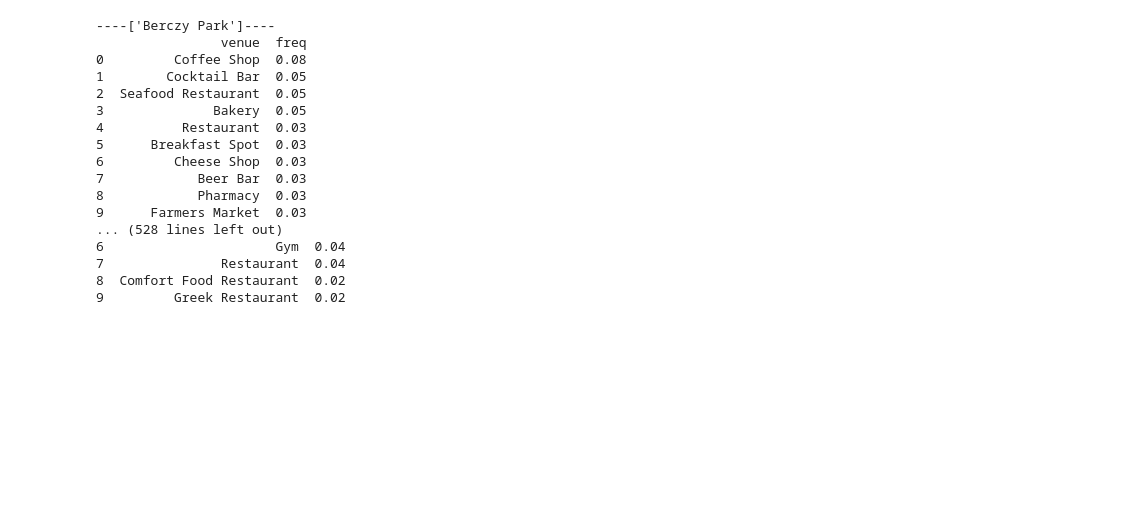
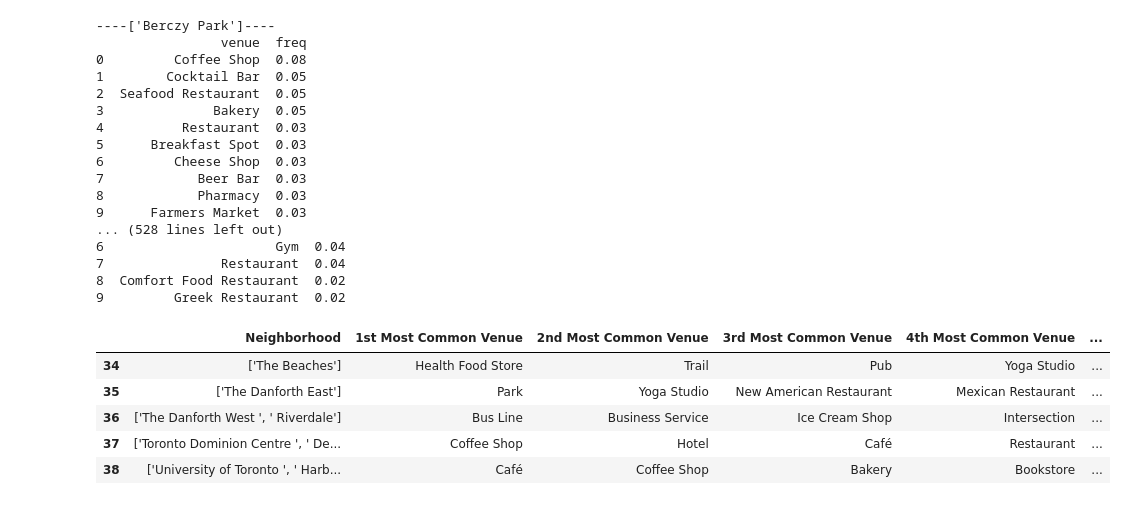
Before and after one commit to Stanley-Chan/Coursera_Capstone, a Jupyter notebook: Segmenting and Clustering Neighborhoods in Toronto.ipynb, the cells around one changed output. Saved outputs shown, nothing was run; the diff lists cells and outputs as text; code cells hidden in the pictures; blank space fills up the shorter version.

Commit message:
Published from Watson Studio.

```diff
--- a/Segmenting and Clustering Neighborhoods in Toronto.ipynb
+++ b/Segmenting and Clustering Neighborhoods in Toronto.ipynb
@@ -427,3 +427,39 @@ for hood in toronto_venues_grouped['Neighborhood']:
 7               Restaurant  0.04
 8  Comfort Food Restaurant  0.02
 9         Greek Restaurant  0.02
+# %%
+#Create Function for most common venues
+def return_most_common_venues(row, num_top_venues):
+    row_categories = row.iloc[1:]
+    row_categories_sorted = row_categories.sort_values(ascending=False)
+
+    return row_categories_sorted.index.values[0:num_top_venues]
+
+
+num_top_venues = 10
+
+indicators = ['st', 'nd', 'rd']
+
+# create columns according to number of top venues
+columns = ['Neighborhood']
+for ind in np.arange(num_top_venues):
+    try:
+        columns.append('{}{} Most Common Venue'.format(ind+1, indicators[ind]))
+    except:
+        columns.append('{}th Most Common Venue'.format(ind+1))
+
+# create a new dataframe
+neighborhoods_venues_sorted = pd.DataFrame(columns=columns)
+neighborhoods_venues_sorted['Neighborhood'] = toronto_venues_grouped['Neighborhood']
+
+for ind in np.arange(toronto_venues_grouped.shape[0]):
+    neighborhoods_venues_sorted.iloc[ind, 1:] = return_most_common_venues(toronto_venues_grouped.iloc[ind, :], num_top_venues)
+
+neighborhoods_venues_sorted.tail()
+# %% [output]
+|  | Neighborhood | 1st Most Common Venue | 2nd Most Common Venue | 3rd Most Common Venue | 4th Most Common Venue | ... |
+| 34 | ['The Beaches'] | Health Food Store | Trail | Pub | Yoga Studio | ... |
+| 35 | ['The Danforth East'] | Park | Yoga Studio | New American Restaurant | Mexican Restaurant | ... |
+| 36 | ['The Danforth West ', ' Riverdale'] | Bus Line | Business Service | Ice Cream Shop | Intersection | ... |
+| 37 | ['Toronto Dominion Centre ', ' De... | Coffee Shop | Hotel | Café | Restaurant | ... |
+| 38 | ['University of Toronto ', ' Harb... | Café | Coffee Shop | Bakery | Bookstore | ... |
```
Also changed, not shown: parts of 4 cells of this notebook.
